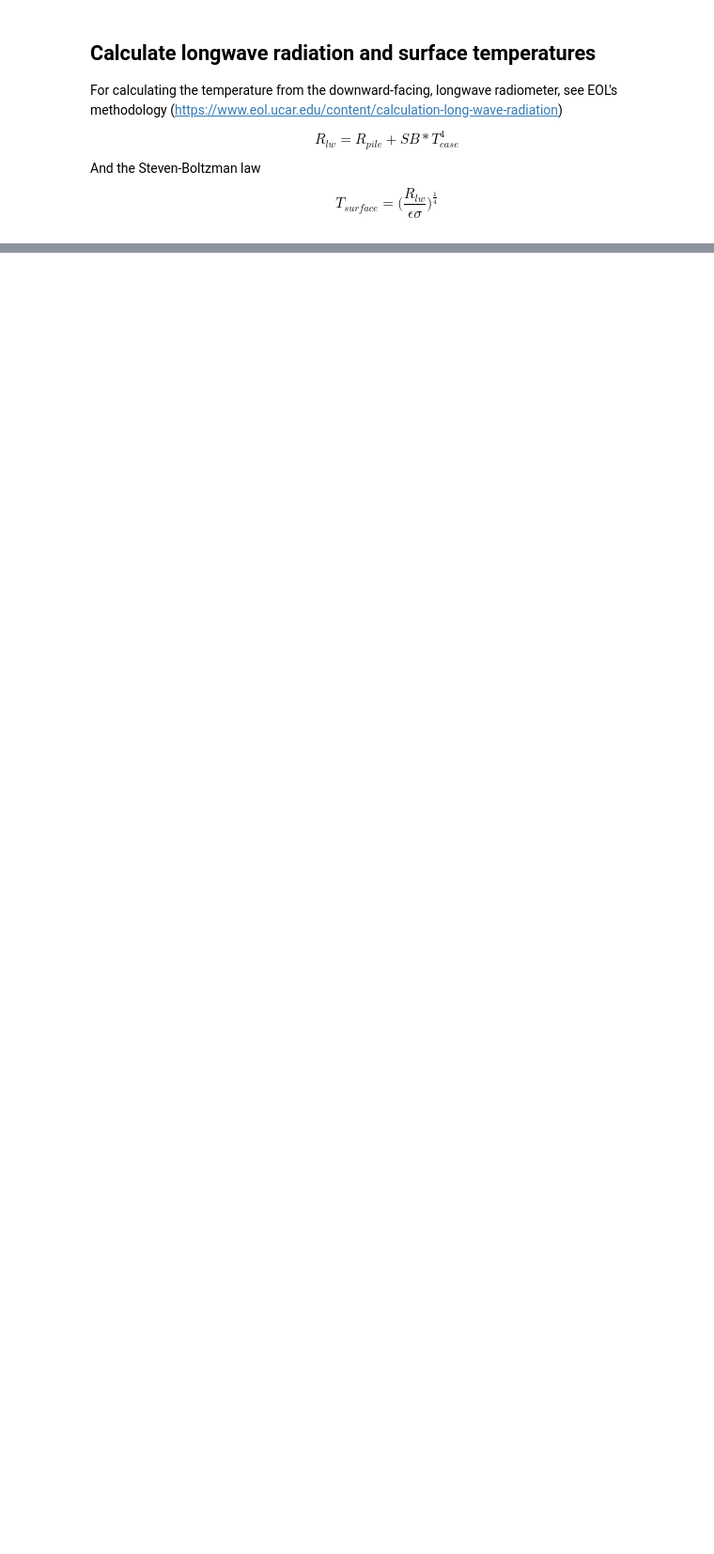
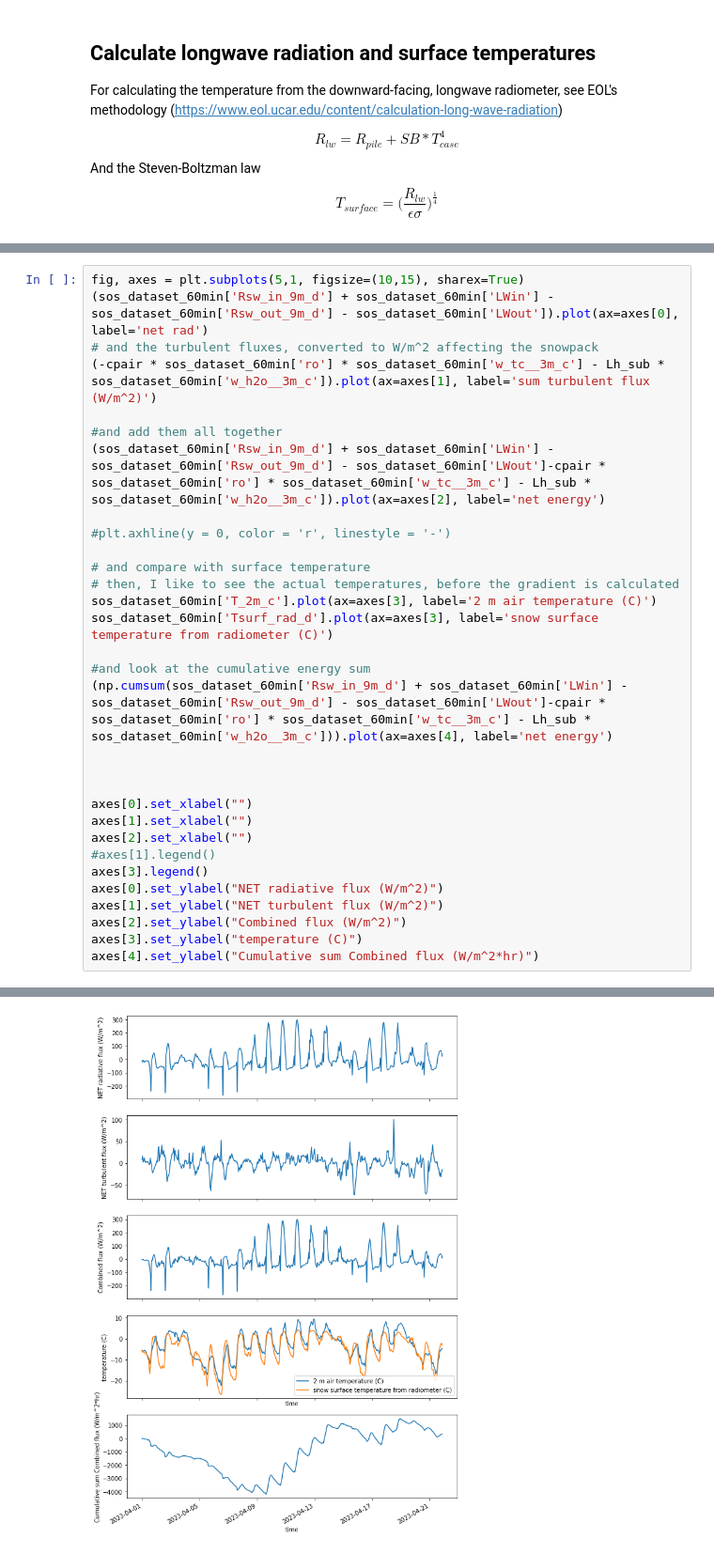
Before and after one commit to Mountain-Hydrology-Research-Group/snow-hydrology, a Jupyter notebook: modules/lab8/lab8-1.ipynb, the cells around one changed output, grey strips where cells are left out. Shown at 94% size. Cells and saved outputs as stored; diff of their text form; blank space fills up the shorter version.

```diff
--- a/modules/lab8/lab8-1.ipynb
+++ b/modules/lab8/lab8-1.ipynb
@@ -718,0 +526,32 @@ Looks like only 6% of net solar radiation goes into the energy required for subl
+# %%
+fig, axes = plt.subplots(5,1, figsize=(10,15), sharex=True)
+(sos_dataset_60min['Rsw_in_9m_d'] + sos_dataset_60min['LWin'] - sos_dataset_60min['Rsw_out_9m_d'] - sos_dataset_60min['LWout']).plot(ax=axes[0], label='net rad')
+# and the turbulent fluxes, converted to W/m^2 affecting the snowpack
+(-cpair * sos_dataset_60min['ro'] * sos_dataset_60min['w_tc__3m_c'] - Lh_sub * sos_dataset_60min['w_h2o__3m_c']).plot(ax=axes[1], label='sum turbulent flux (W/m^2)')
+
+#and add them all together
+(sos_dataset_60min['Rsw_in_9m_d'] + sos_dataset_60min['LWin'] - sos_dataset_60min['Rsw_out_9m_d'] - sos_dataset_60min['LWout']-cpair * sos_dataset_60min['ro'] * sos_dataset_60min['w_tc__3m_c'] - Lh_sub * sos_dataset_60min['w_h2o__3m_c']).plot(ax=axes[2], label='net energy')
+
+#plt.axhline(y = 0, color = 'r', linestyle = '-')
+
+# and compare with surface temperature
+# then, I like to see the actual temperatures, before the gradient is calculated
+sos_dataset_60min['T_2m_c'].plot(ax=axes[3], label='2 m air temperature (C)')
+sos_dataset_60min['Tsurf_rad_d'].plot(ax=axes[3], label='snow surface temperature from radiometer (C)')
+
+#and look at the cumulative energy sum
+(np.cumsum(sos_dataset_60min['Rsw_in_9m_d'] + sos_dataset_60min['LWin'] - sos_dataset_60min['Rsw_out_9m_d'] - sos_dataset_60min['LWout']-cpair * sos_dataset_60min['ro'] * sos_dataset_60min['w_tc__3m_c'] - Lh_sub * sos_dataset_60min['w_h2o__3m_c'])).plot(ax=axes[4], label='net energy')
+
+
+
+axes[0].set_xlabel("")
+axes[1].set_xlabel("")
+axes[2].set_xlabel("")
+#axes[1].legend()
+axes[3].legend()
+axes[0].set_ylabel("NET radiative flux (W/m^2)")
+axes[1].set_ylabel("NET turbulent flux (W/m^2)")
+axes[2].set_ylabel("Combined flux (W/m^2)")
+axes[3].set_ylabel("temperature (C)")
+axes[4].set_ylabel("Cumulative sum Combined flux (W/m^2*hr)")
+# %% [output]
@@ -718,0 +559 @@ Looks like only 6% of net solar radiation goes into the energy required for subl
+[figure, added]
```
Also changed, not shown: parts of 48 cells of this notebook, 2 other files.
